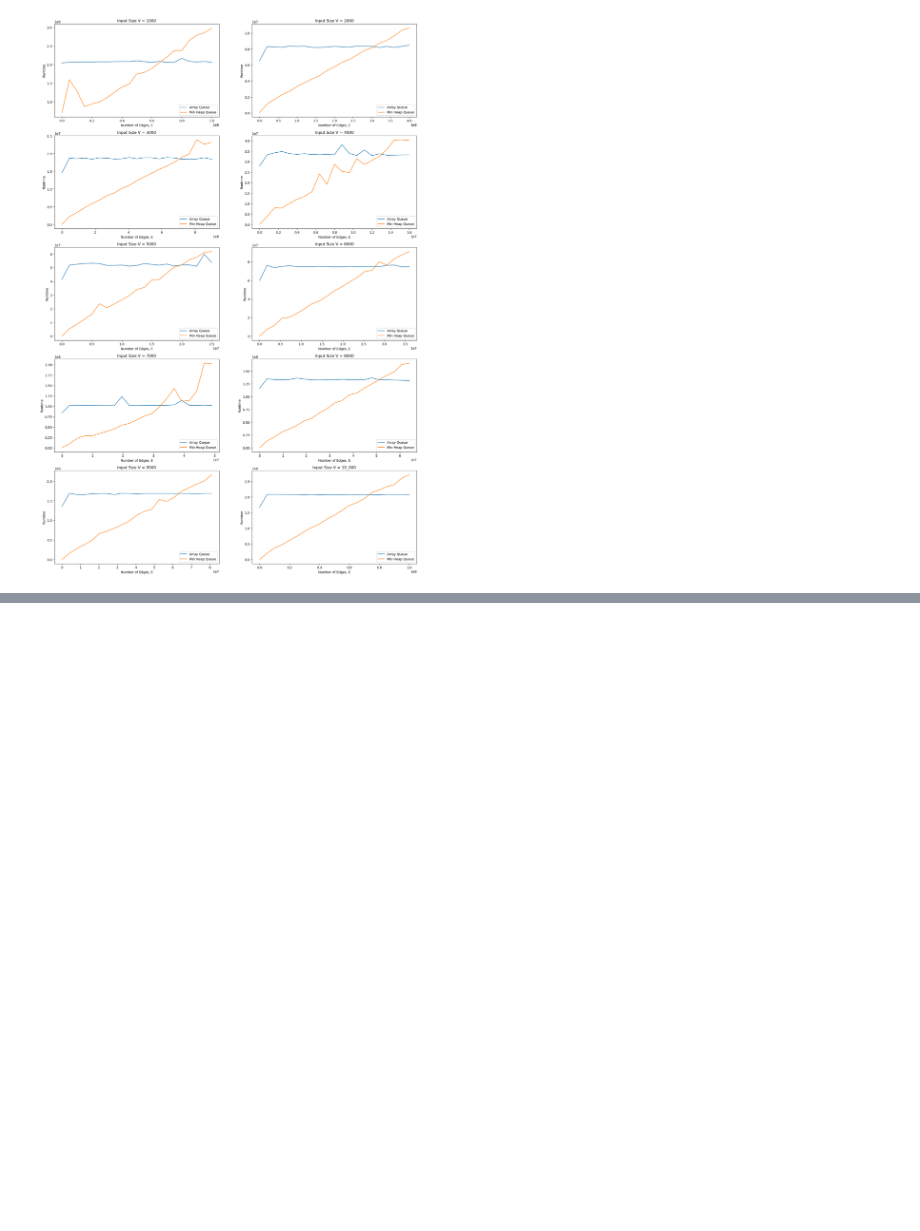
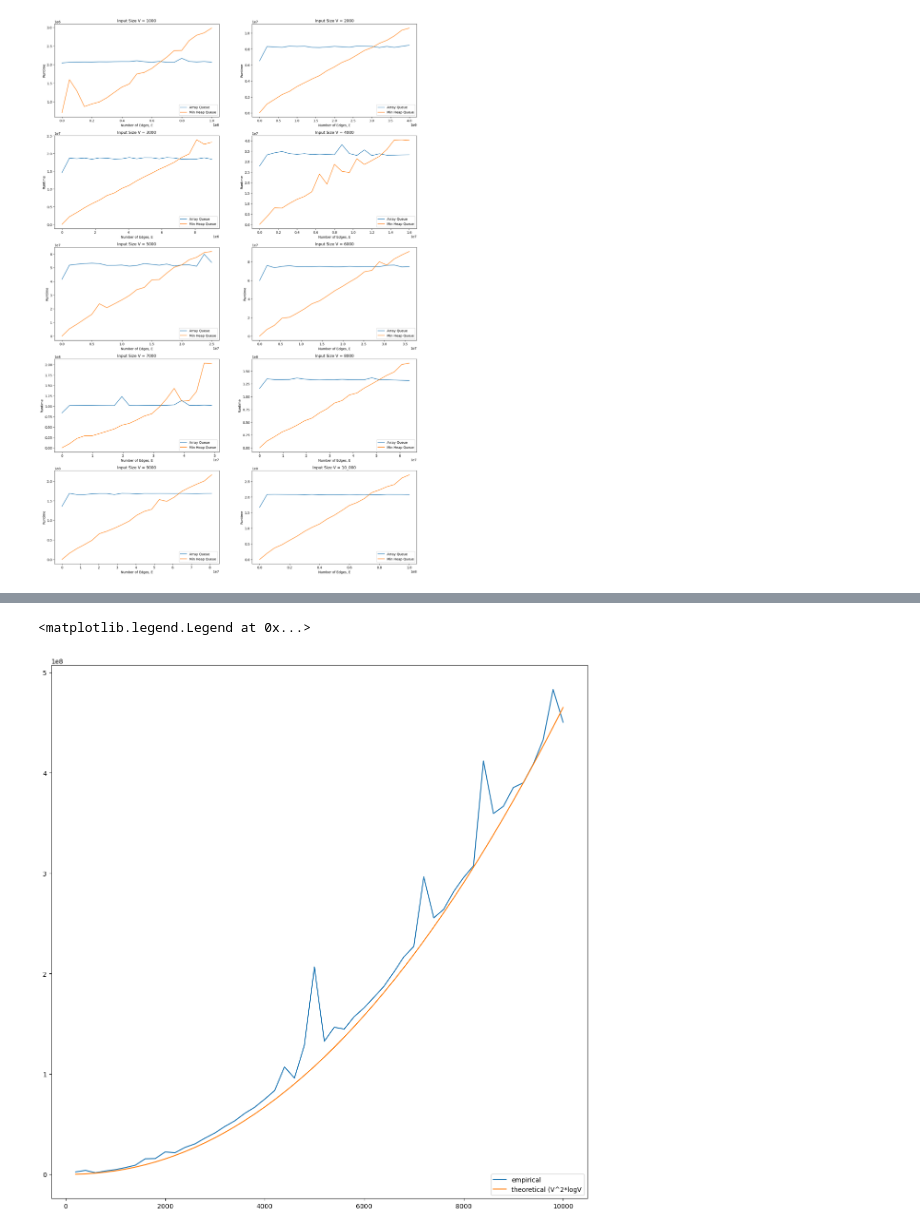
Before and after one commit to jdengoh/SC2001, a Jupyter notebook: The Dijkstra’s Algorithm/DataVisualization_Proj2.ipynb, the cells around one changed output, grey strips where cells are left out. Saved outputs shown, nothing was run; the diff lists cells and outputs as text; code cells hidden in the pictures; blank space fills up the shorter version.

```diff
--- a/The Dijkstra’s Algorithm/Untitled.ipynb
+++ b/The Dijkstra’s Algorithm/DataVisualization_Proj2.ipynb
@@ -74,0 +105,8 @@ ax[4][1].legend(["Array Queue", "Min Heap Queue"], loc ="lower right")
+# %%
+fig, ax = plt.subplots(1, 1, figsize=(15, 15))
+plt.plot(varying_V["V"], varying_V["Min_Heap Queue Runtime"])
+plt.plot(alist["V"], alist["runtime"])
+plt.legend(["empirical", "theoretical (V^2*logV"], loc ="lower right")
+# %% [output]
+<matplotlib.legend.Legend at 0x...>
+[figure, added]
```
Also changed, not shown: parts of 6 cells of this notebook, 2 other files.
